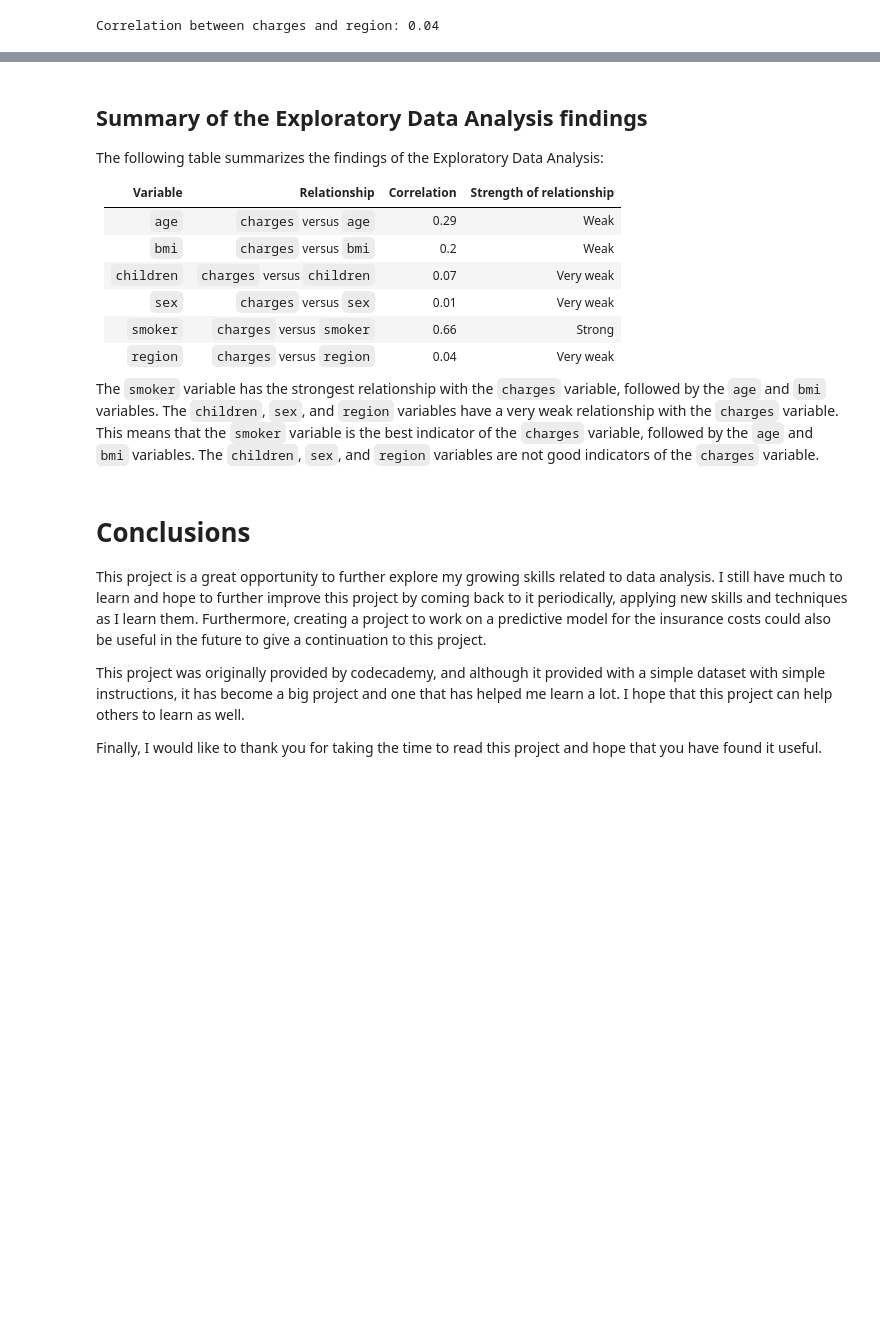
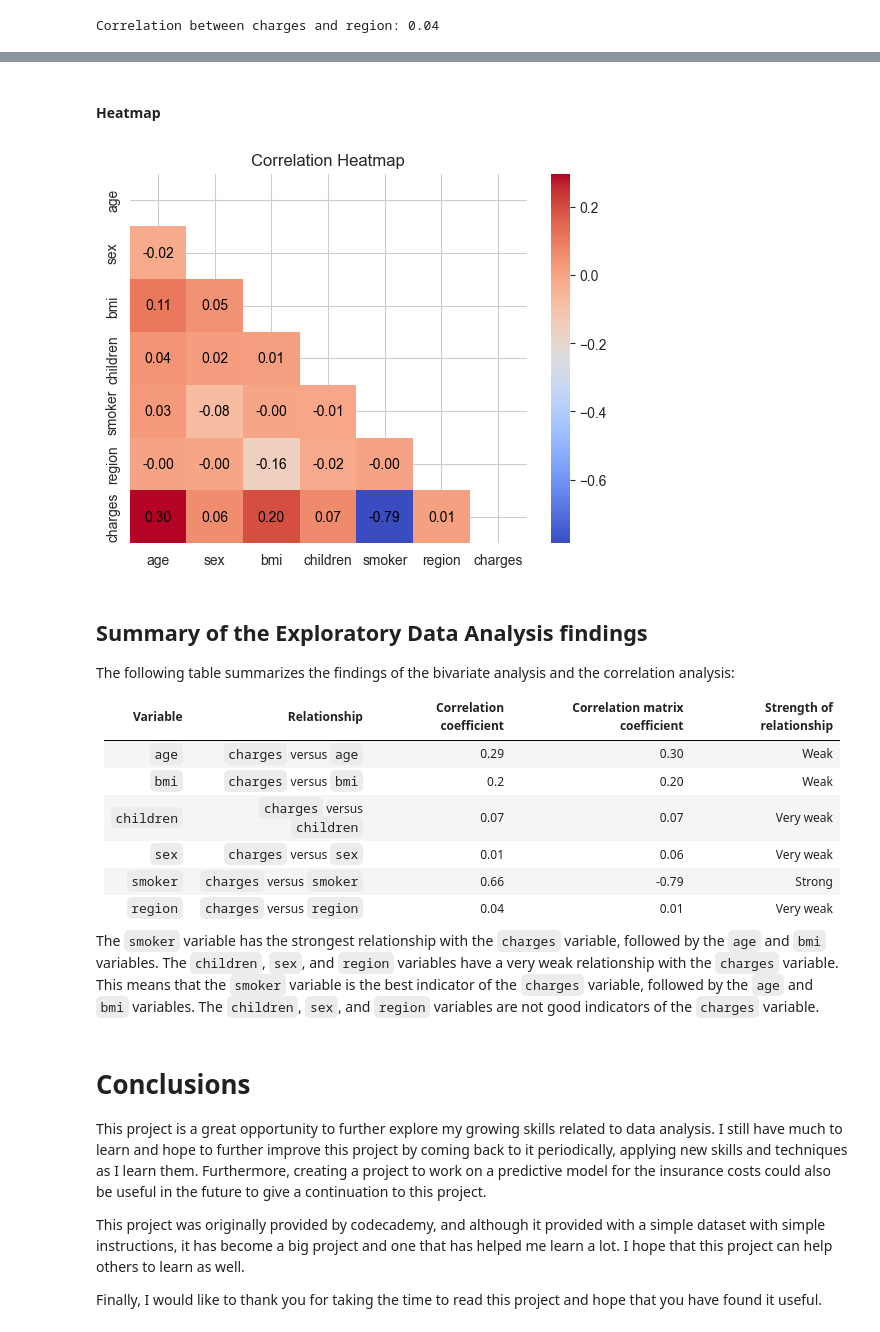
Before and after one commit to Facundo-Barbera/us-medical-insurance-costs-analysis, a Jupyter notebook: notebooks/exploratory_data_analysis.ipynb, the cells around one changed output, grey strips where cells are left out. Cells and saved outputs as stored; diff of their text form; code cells hidden in the pictures; blank space fills up the shorter version.

Commit message:
Update exploratory_data_analysis.ipynb
Added the correlation matrix and heatmap inside bivariate analysis. This is still in development. Should be updated a few more times.

```diff
--- a/notebooks/exploratory_data_analysis.ipynb
+++ b/notebooks/exploratory_data_analysis.ipynb
@@ -693,0 +715,11 @@ Correlation between charges and region: 0.04
+# %%
+# Map all the categorical variables
+for variable in categorical_fields:
+    variable_map = {value: n for n, value in enumerate(main_df[variable].unique())}
+    main_df[variable] = main_df[variable].map(variable_map)
+
+# Create the correlation matrix
+correlation_matrix = main_df.corr()
+
+# Display the correlation matrix
+print(correlation_matrix)
@@ -694,17 +735,43 @@ Correlation between charges and region: 0.04
+# %% [markdown]
+<a id='bivariate-heatmap'></a>
+#### Heatmap
+# %%
+# Create a mask to hide the upper triangle
+mask = np.triu(np.ones_like(correlation_matrix, dtype=bool))
+
+# Generate the heatmap
+sns.heatmap(correlation_matrix, cmap='coolwarm', mask=mask)
+
+# Manually create annotations
+for i in range(len(correlation_matrix)):
+    for j in range(len(correlation_matrix)):
+
+        # Add if it's not in the mask
+        if not mask[i, j]:
+            plt.text(j + 0.5, i + 0.5, "{:.2f}".format(correlation_matrix.iloc[i, j]),
+                     ha='center', va='center', fontsize=10, color='black')
+
+# Set the title
+plt.title("Correlation Heatmap")
+
+# Display the heatmap
+plt.show()
+# %% [output]
+[figure, added]
 # %% [markdown]
 <a id='summary-of-the-exploratory-data-analysis-findings'></a>
 ## Summary of the Exploratory Data Analysis findings
 
-The following table summarizes the findings of the Exploratory Data Analysis:
+The following table summarizes the findings of the bivariate analysis and the correlation analysis:
 
-| Variable   | Relationship                | Correlation | Strength of relationship |
-|------------|-----------------------------|-------------|--------------------------|
-| `age`      | `charges` versus `age`      | 0.29        | Weak                     |
-| `bmi`      | `charges` versus `bmi`      | 0.2         | Weak                     |
-| `children` | `charges` versus `children` | 0.07        | Very weak                |
-| `sex`      | `charges` versus `sex`      | 0.01        | Very weak                |
-| `smoker`   | `charges` versus `smoker`   | 0.66        | Strong                   |
-| `region`   | `charges` versus `region`   | 0.04        | Very weak                |
+| Variable   | Relationship                | Correlation coefficient | Correlation matrix coefficient | Strength of relationship |
+|------------|-----------------------------|-------------------------|--------------------------------|--------------------------|
+| `age`      | `charges` versus `age`      | 0.29                    | 0.30                           | Weak                     |
+| `bmi`      | `charges` versus `bmi`      | 0.2                     | 0.20                           | Weak                     |
+| `children` | `charges` versus `children` | 0.07                    | 0.07                           | Very weak                |
+| `sex`      | `charges` versus `sex`      | 0.01                    | 0.06                           | Very weak                |
+| `smoker`   | `charges` versus `smoker`   | 0.66                    | -0.79                          | Strong                   |
+| `region`   | `charges` versus `region`   | 0.04                    | 0.01                           | Very weak                |
 
 The `smoker` variable has the strongest relationship with the `charges` variable, followed by the `age` and `bmi` variables. The `children`, `sex`, and `region` variables have a very weak relationship with the `charges` variable. This means that the `smoker` variable is the best indicator of the `charges` variable, followed by the `age` and `bmi` variables. The `children`, `sex`, and `region` variables are not good indicators of the `charges` variable.
 # %% [markdown]
```
Also changed, not shown: parts of 23 cells of this notebook.
